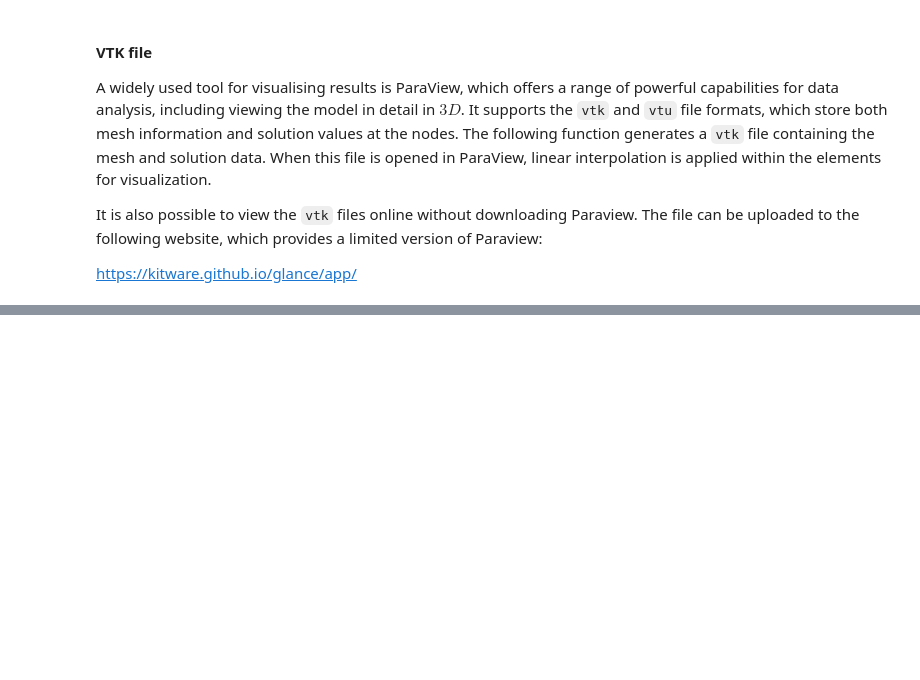
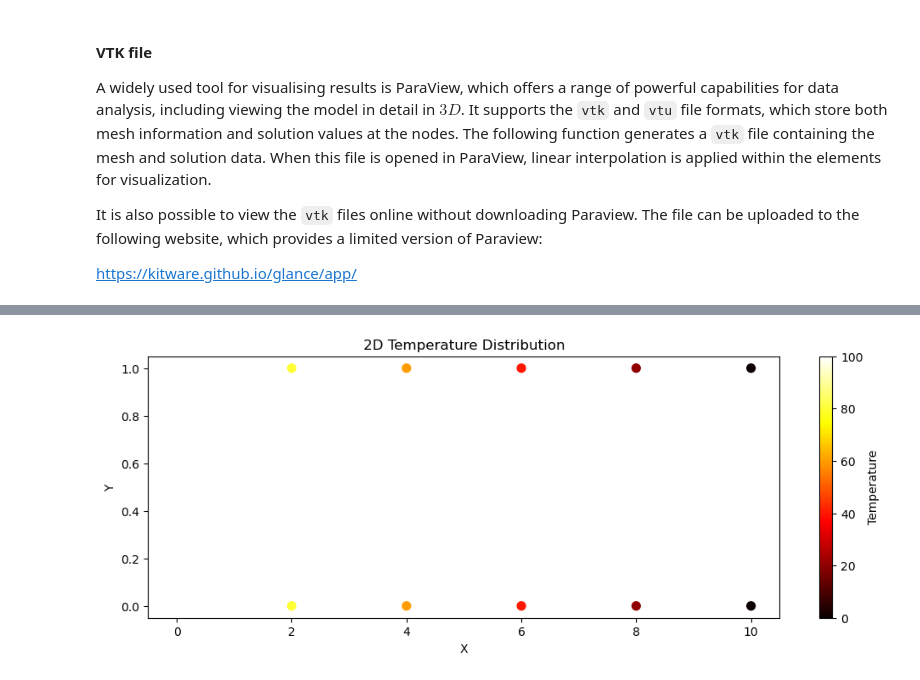
Before and after one commit to ImperialCollegeLondon/ReCoDe-Finite-Element-Method, a Jupyter notebook: notebooks/Part_1.ipynb, the cells around one changed output, grey strips where cells are left out. Saved outputs shown, nothing was run; the diff lists cells and outputs as text; code cells hidden in the pictures; blank space fills up the shorter version.

```diff
--- a/notebooks/Part_1.ipynb
+++ b/notebooks/Part_1.ipynb
@@ -439,8 +434,8 @@ For quadrilateral linear element there are four basis functions. The basis funct
 
 <span style="color:blue">Note: The solution to this exercise can be found in hidden cell marked "Solution". Double click on the cell to open it.</span>
 # %%
-# Basis functions for linear quadrilateral element at a point
-# the local r axis is along x dimension and s is along the y dimension
+### Basis functions for linear quadrilateral element at a point
+### the local r axis is along x dimension and s is along the y dimension
 def basis_fn_quad_linear(point):
     r = point[0]
     s = point[1]
@@ -457,7 +452,7 @@ def basis_fn_quad_linear(point):
     return basis_functions
 
 
-# Derivatives of the linear quadrilateral element
+### Derivatives of the linear quadrilateral element
 def basis_fn_quad_linear_der_dNr(degree,point):
     # Derivative of basis functions with respect to r
     r = point[0]
@@ -477,7 +472,7 @@ def basis_fn_quad_linear_der_dNs(degree,point):
     r = point[0]
     s = point[1]
 
-    dNs = np.zeros((3,)) ## for each basis function
+    dNs = np.zeros((4,)) ## for each basis function
     ## Corner nodes first
     dNs[0] = ...
     dNs[1] = ...
@@ -666,7 +661,7 @@ For solution please refer to the hidden markdown cell marked "Solution".
 # %%
 
 # ------------ User Input required --------------------#
-rectangular_mesh_connectivity=[[...],[...],[...],[...],[...]]
+quad_mesh_connectivity=[[...],[...],[...],[...],[...],[...]]
 
 # ------------ End of User Input  --------------------#
 # %% [markdown]
@@ -806,0 +935,23 @@ write_vtk(2,mesh, x, 2,"temperature", "scalar","final_temp_solution")
+# %%
+
+#Step 5. Apply the boundary conditions
+
+## Apply temperature of 0 on the right
+for node in [5,11]:
+    # set the right hand side vector value
+    b[node] = 0.
+    # set the corresponding row in matrix A to identity
+    A_matrix[node,:] = 0
+    A_matrix[node, node] = 1.
+
+
+## Apply temperature of 100 on the left
+for node in [0,6]:
+    # set the right hand side vector value
+    b[node] = 100.
+    # set the corresponding row in matrix A to identity
+    A_matrix[node,:] = 0
+    A_matrix[node, node] = 1.
+
+    ## solve the linear systme of equations
+x = np.linalg.solve(A_matrix, b)
@@ -806,0 +963,10 @@ write_vtk(2,mesh, x, 2,"temperature", "scalar","final_temp_solution")
+# %%
+plt.figure(figsize=(12, 4))
+plt.scatter(rectangular_mesh_points[:, 0], rectangular_mesh_points[:, 1], c=x, cmap='hot', s=50)
+plt.colorbar(label="Temperature")
+plt.xlabel("X")
+plt.ylabel("Y")
+plt.title("2D Temperature Distribution")
+plt.show()
+# %% [output]
+[figure, added]
```
Also changed, not shown: parts of 17 cells of this notebook.
